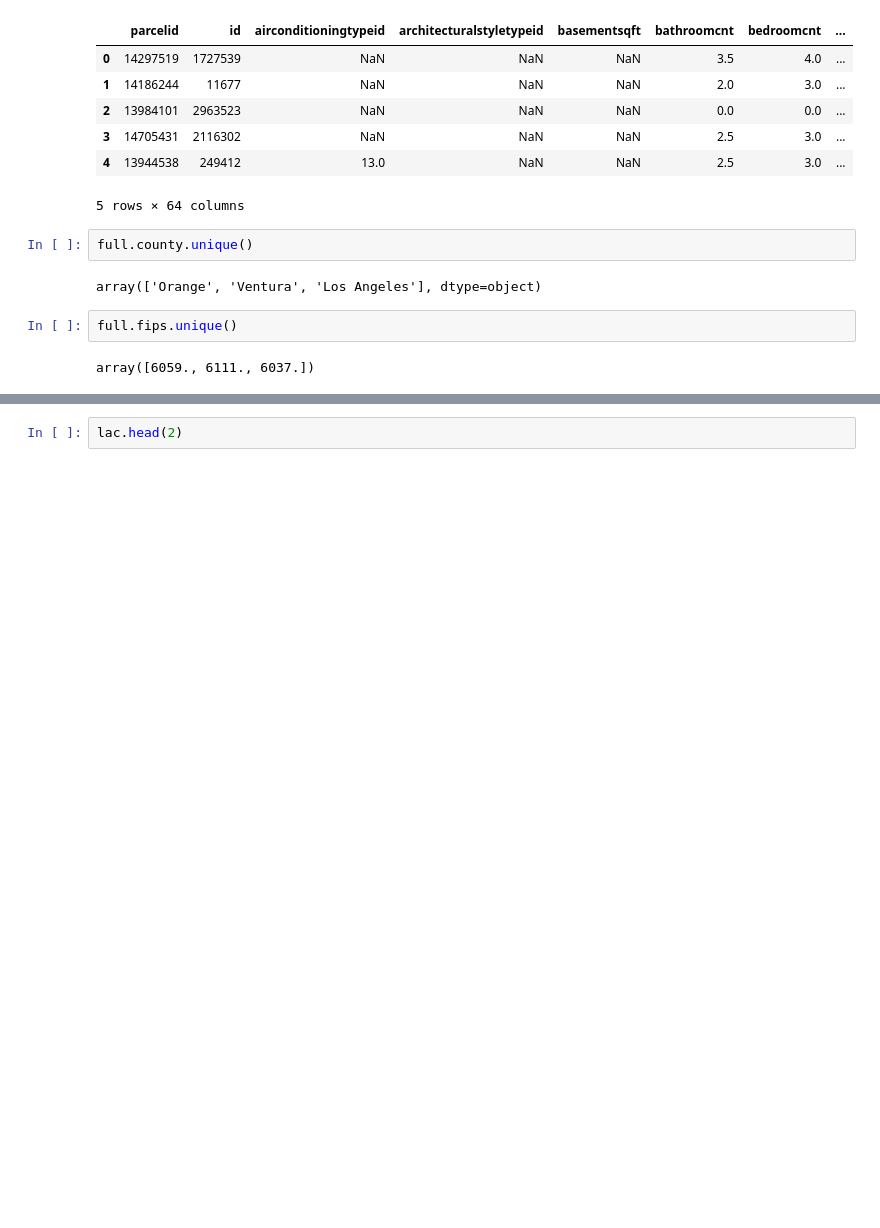
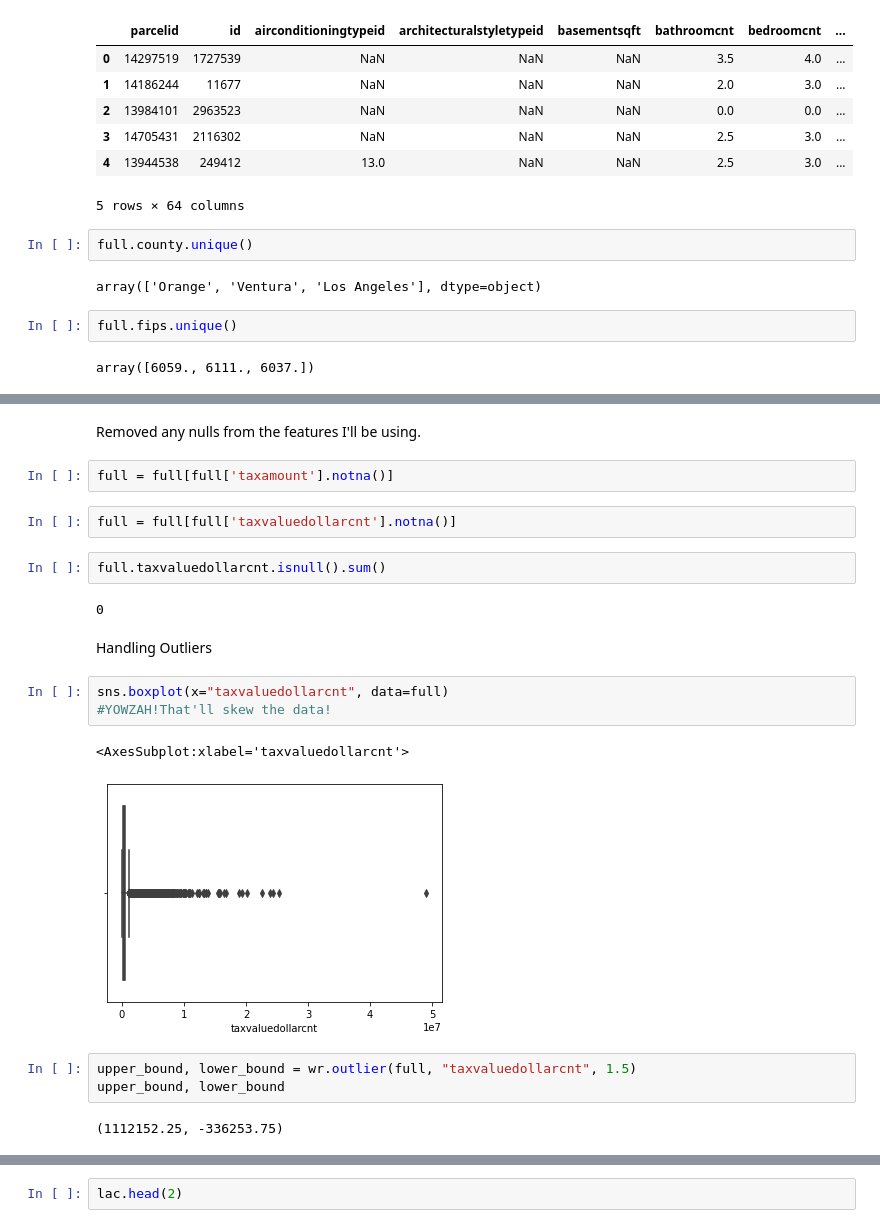
Before and after one commit to o0amandagomez0o/regression_project, a Jupyter notebook: zillow.ipynb, the cells around one changed output, grey strips where cells are left out. Saved outputs shown, nothing was run; the diff lists cells and outputs as text; blank space fills up the shorter version.

```diff
--- a/zillow.ipynb
+++ b/zillow.ipynb
@@ -1147,0 +1190,23 @@ array([6059., 6111., 6037.])
+# %% [markdown]
+Removed any nulls from the features I'll be using.
+# %%
+full = full[full['taxamount'].notna()]
+# %%
+full = full[full['taxvaluedollarcnt'].notna()]
+# %%
+full.taxvaluedollarcnt.isnull().sum()
+# %% [output]
+0
+# %% [markdown]
+Handling Outliers
+# %%
+sns.boxplot(x="taxvaluedollarcnt", data=full)
+#YOWZAH!That'll skew the data!
+# %% [output]
+<AxesSubplot:xlabel='taxvaluedollarcnt'>
+[figure, added]
+# %%
+upper_bound, lower_bound = wr.outlier(full, "taxvaluedollarcnt", 1.5)
+upper_bound, lower_bound
+# %% [output]
+(1112152.25, -336253.75)
```
Also changed, not shown: parts of 54 cells of this notebook, 1 other file.
